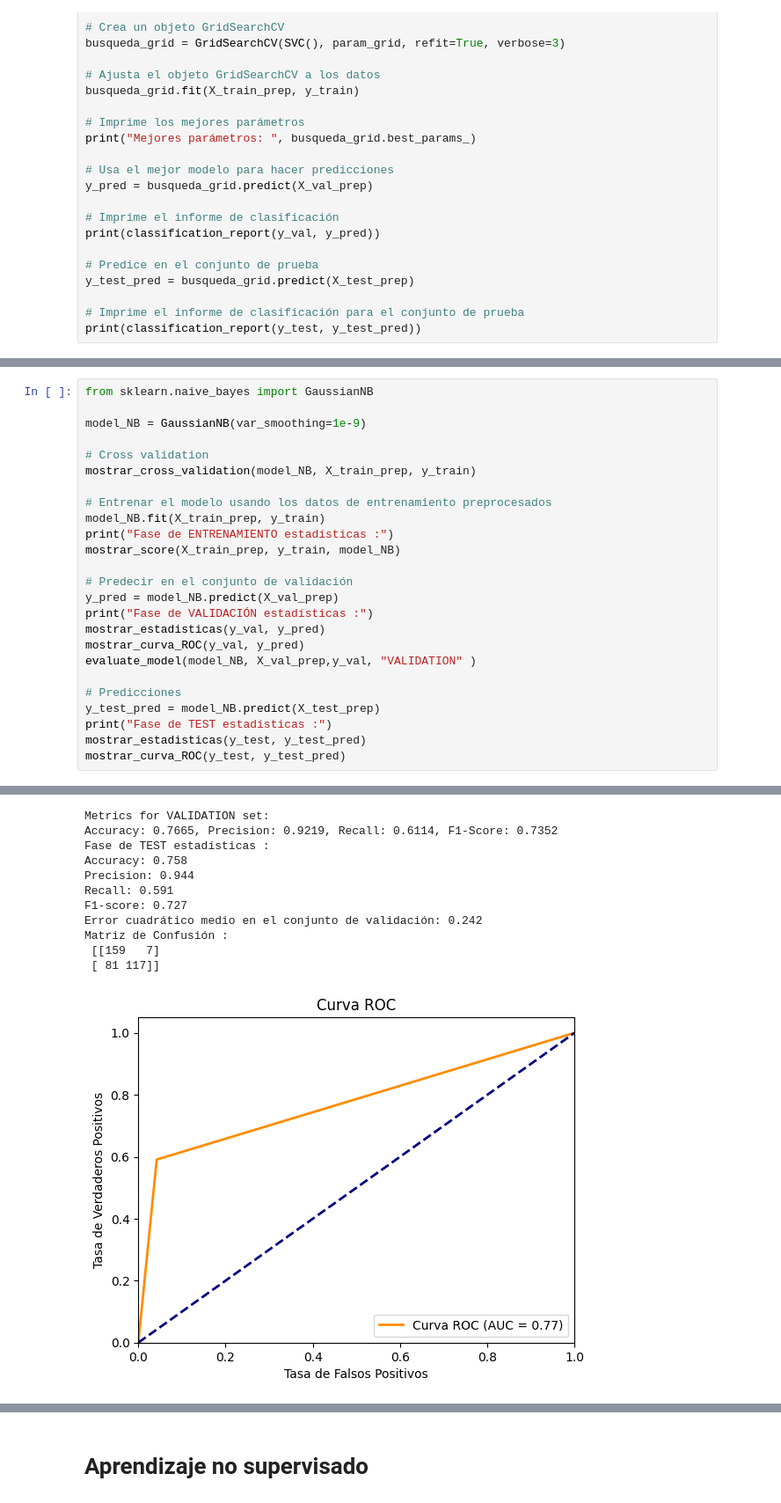
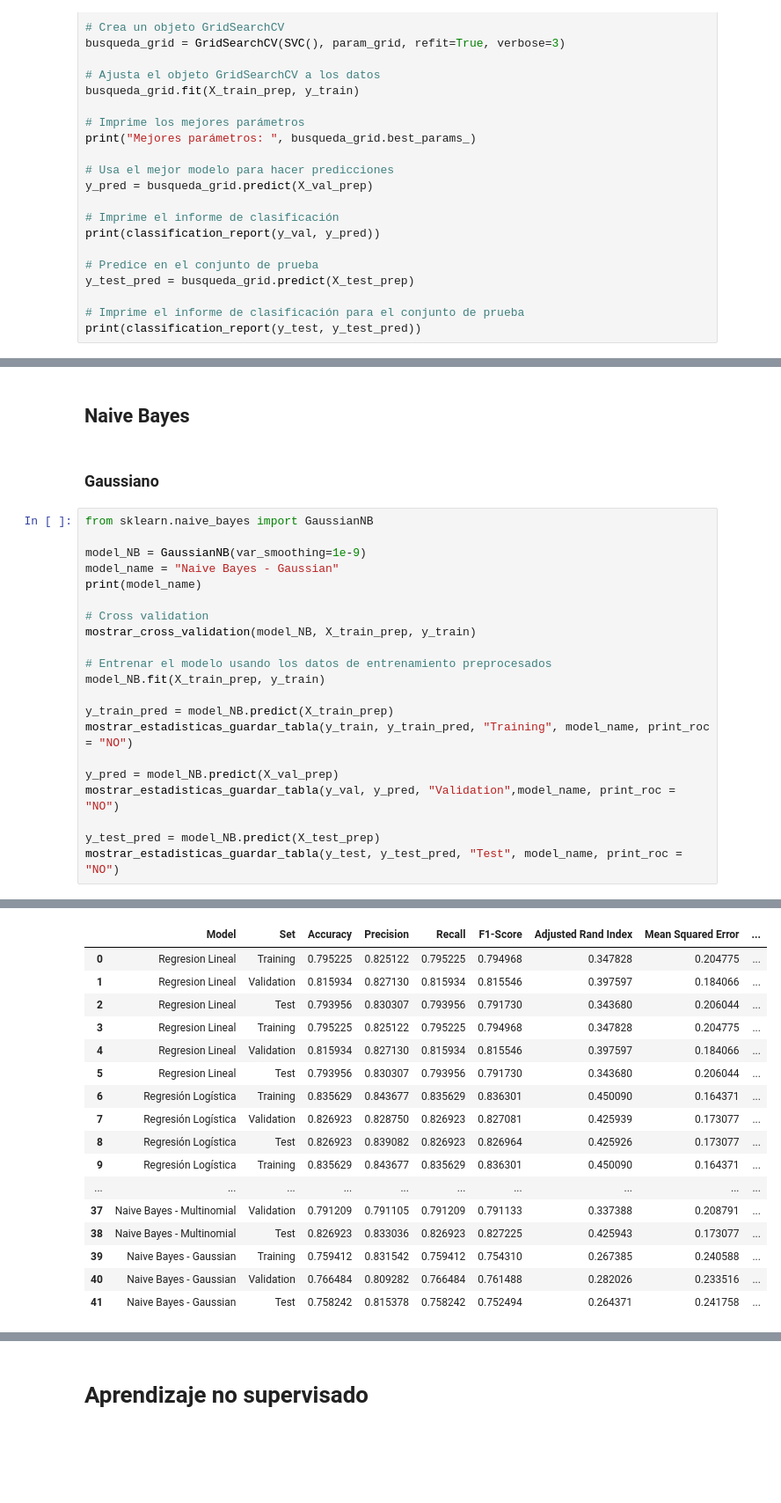
Before and after one commit to Lusku/kschool_master, a Jupyter notebook: TFM_Simple.ipynb, the cells around one changed output, grey strips where cells are left out. Shown at 88% size. Cells and saved outputs as stored; diff of their text form; blank space fills up the shorter version.

```diff
--- a/TFM_Simple.ipynb
+++ b/TFM_Simple.ipynb
@@ -783,26 +773,26 @@ print(classification_report(y_test, y_test_pred))
+# %% [markdown]
+## Naive Bayes
+# %% [markdown]
+### Gaussiano
 # %%
 from sklearn.naive_bayes import GaussianNB
 
 model_NB = GaussianNB(var_smoothing=1e-9)
+model_name = "Naive Bayes - Gaussian"
+print(model_name)
 
 # Cross validation
 mostrar_cross_validation(model_NB, X_train_prep, y_train)
 
 # Entrenar el modelo usando los datos de entrenamiento preprocesados
 model_NB.fit(X_train_prep, y_train)
-print("Fase de ENTRENAMIENTO estadísticas :")
-mostrar_score(X_train_prep, y_train, model_NB)
 
-# Predecir en el conjunto de validación
+y_train_pred = model_NB.predict(X_train_prep)
+mostrar_estadisticas_guardar_tabla(y_train, y_train_pred, "Training", model_name, print_roc = "NO")
+
 y_pred = model_NB.predict(X_val_prep)
-print("Fase de VALIDACIÓN estadísticas :")
-mostrar_estadisticas(y_val, y_pred)
-mostrar_curva_ROC(y_val, y_pred)
-evaluate_model(model_NB, X_val_prep,y_val, "VALIDATION" )
+mostrar_estadisticas_guardar_tabla(y_val, y_pred, "Validation",model_name, print_roc = "NO")
 
-# Predicciones
 y_test_pred = model_NB.predict(X_test_prep)
-print("Fase de TEST estadísticas :")
-mostrar_estadisticas(y_test, y_test_pred)
-mostrar_curva_ROC(y_test, y_test_pred)
+mostrar_estadisticas_guardar_tabla(y_test, y_test_pred, "Test", model_name, print_roc = "NO")
 # %% [output]
@@ -826,12 +816,17 @@ Matriz de Confusión :
-Metrics for VALIDATION set:
-Accuracy: 0.7665, Precision: 0.9219, Recall: 0.6114, F1-Score: 0.7352
-Fase de TEST estadísticas :
-Accuracy: 0.758
-Precision: 0.944
-Recall: 0.591
-F1-score: 0.727
-Error cuadrático medio en el conjunto de validación: 0.242
-Matriz de Confusión :
- [[159   7]
- [ 81 117]]
-[figure, removed]
+|  | Model | Set | Accuracy | Precision | Recall | F1-Score | Adjusted Rand Index | Mean Squared Error | ... |
+| 0 | Regresion Lineal | Training | 0.795225 | 0.825122 | 0.795225 | 0.794968 | 0.347828 | 0.204775 | ... |
+| 1 | Regresion Lineal | Validation | 0.815934 | 0.827130 | 0.815934 | 0.815546 | 0.397597 | 0.184066 | ... |
+| 2 | Regresion Lineal | Test | 0.793956 | 0.830307 | 0.793956 | 0.791730 | 0.343680 | 0.206044 | ... |
+| 3 | Regresion Lineal | Training | 0.795225 | 0.825122 | 0.795225 | 0.794968 | 0.347828 | 0.204775 | ... |
+| 4 | Regresion Lineal | Validation | 0.815934 | 0.827130 | 0.815934 | 0.815546 | 0.397597 | 0.184066 | ... |
+| 5 | Regresion Lineal | Test | 0.793956 | 0.830307 | 0.793956 | 0.791730 | 0.343680 | 0.206044 | ... |
+| 6 | Regresión Logística | Training | 0.835629 | 0.843677 | 0.835629 | 0.836301 | 0.450090 | 0.164371 | ... |
+| 7 | Regresión Logística | Validation | 0.826923 | 0.828750 | 0.826923 | 0.827081 | 0.425939 | 0.173077 | ... |
+| 8 | Regresión Logística | Test | 0.826923 | 0.839082 | 0.826923 | 0.826964 | 0.425926 | 0.173077 | ... |
+| 9 | Regresión Logística | Training | 0.835629 | 0.843677 | 0.835629 | 0.836301 | 0.450090 | 0.164371 | ... |
+| ... | ... | ... | ... | ... | ... | ... | ... | ... | ... |
+| 37 | Naive Bayes - Multinomial | Validation | 0.791209 | 0.791105 | 0.791209 | 0.791133 | 0.337388 | 0.208791 | ... |
+| 38 | Naive Bayes - Multinomial | Test | 0.826923 | 0.833036 | 0.826923 | 0.827225 | 0.425943 | 0.173077 | ... |
+| 39 | Naive Bayes - Gaussian | Training | 0.759412 | 0.831542 | 0.759412 | 0.754310 | 0.267385 | 0.240588 | ... |
+| 40 | Naive Bayes - Gaussian | Validation | 0.766484 | 0.809282 | 0.766484 | 0.761488 | 0.282026 | 0.233516 | ... |
+| 41 | Naive Bayes - Gaussian | Test | 0.758242 | 0.815378 | 0.758242 | 0.752494 | 0.264371 | 0.241758 | ... |
```
Also changed, not shown: parts of 17 cells of this notebook.
